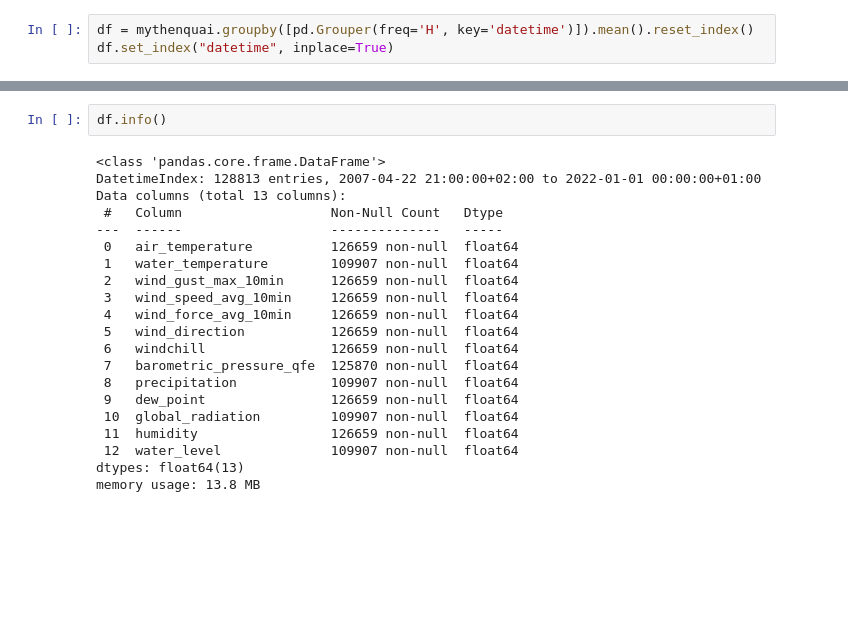
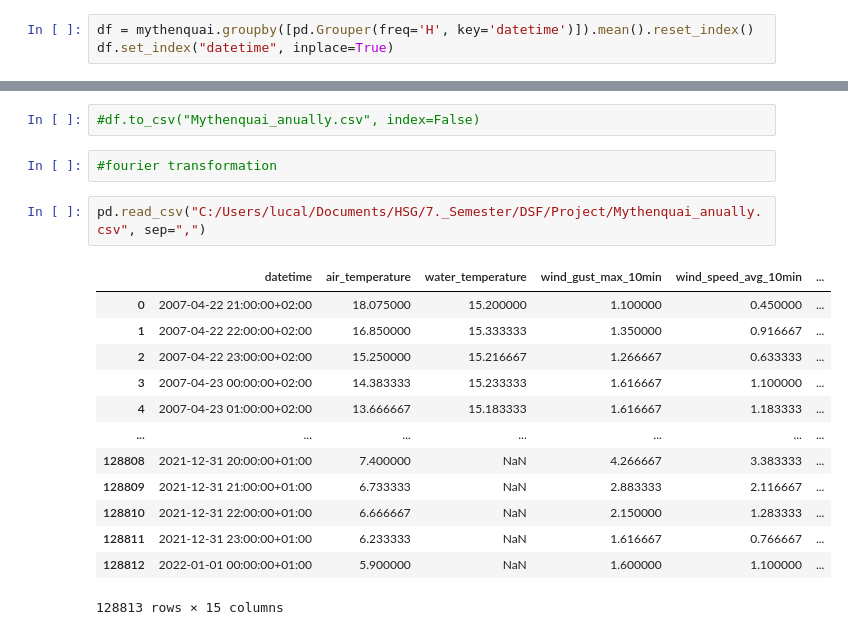
Before and after one commit to kaebry/DSF, a Jupyter notebook: Code/Mythenquai.ipynb, the cells around one changed output, grey strips where cells are left out. Saved outputs shown, nothing was run; the diff lists cells and outputs as text; blank space fills up the shorter version.

```diff
--- a/Code/Mythenquai.ipynb
+++ b/Code/Mythenquai.ipynb
@@ -53,23 +26,20 @@ df
-# %%
-df.info()
-# %% [output]
-<class 'pandas.core.frame.DataFrame'>
-DatetimeIndex: 128813 entries, 2007-04-22 21:00:00+02:00 to 2022-01-01 00:00:00+01:00
-Data columns (total 13 columns):
- #   Column                   Non-Null Count   Dtype
----  ------                   --------------   -----
- 0   air_temperature          126659 non-null  float64
- 1   water_temperature        109907 non-null  float64
- 2   wind_gust_max_10min      126659 non-null  float64
- 3   wind_speed_avg_10min     126659 non-null  float64
- 4   wind_force_avg_10min     126659 non-null  float64
- 5   wind_direction           126659 non-null  float64
- 6   windchill                126659 non-null  float64
- 7   barometric_pressure_qfe  125870 non-null  float64
- 8   precipitation            109907 non-null  float64
- 9   dew_point                126659 non-null  float64
- 10  global_radiation         109907 non-null  float64
- 11  humidity                 126659 non-null  float64
- 12  water_level              109907 non-null  float64
-dtypes: float64(13)
-memory usage: 13.8 MB
+# %%
+#df.to_csv("Mythenquai_anually.csv", index=False)
+# %%
+#fourier transformation
+# %%
+pd.read_csv("C:/Users/lucal/Documents/HSG/7._Semester/DSF/Project/Mythenquai_anually.csv", sep=",")
+# %% [output]
+|  | datetime | air_temperature | water_temperature | wind_gust_max_10min | wind_speed_avg_10min | ... |
+| 0 | 2007-04-22 21:00:00+02:00 | 18.075000 | 15.200000 | 1.100000 | 0.450000 | ... |
+| 1 | 2007-04-22 22:00:00+02:00 | 16.850000 | 15.333333 | 1.350000 | 0.916667 | ... |
+| 2 | 2007-04-22 23:00:00+02:00 | 15.250000 | 15.216667 | 1.266667 | 0.633333 | ... |
+| 3 | 2007-04-23 00:00:00+02:00 | 14.383333 | 15.233333 | 1.616667 | 1.100000 | ... |
+| 4 | 2007-04-23 01:00:00+02:00 | 13.666667 | 15.183333 | 1.616667 | 1.183333 | ... |
+| ... | ... | ... | ... | ... | ... | ... |
+| 128808 | 2021-12-31 20:00:00+01:00 | 7.400000 | NaN | 4.266667 | 3.383333 | ... |
+| 128809 | 2021-12-31 21:00:00+01:00 | 6.733333 | NaN | 2.883333 | 2.116667 | ... |
+| 128810 | 2021-12-31 22:00:00+01:00 | 6.666667 | NaN | 2.150000 | 1.283333 | ... |
+| 128811 | 2021-12-31 23:00:00+01:00 | 6.233333 | NaN | 1.616667 | 0.766667 | ... |
+| 128812 | 2022-01-01 00:00:00+01:00 | 5.900000 | NaN | 1.600000 | 1.100000 | ... |
+128813 rows × 15 columns
```
Also changed, not shown: parts of 8 cells of this notebook.
